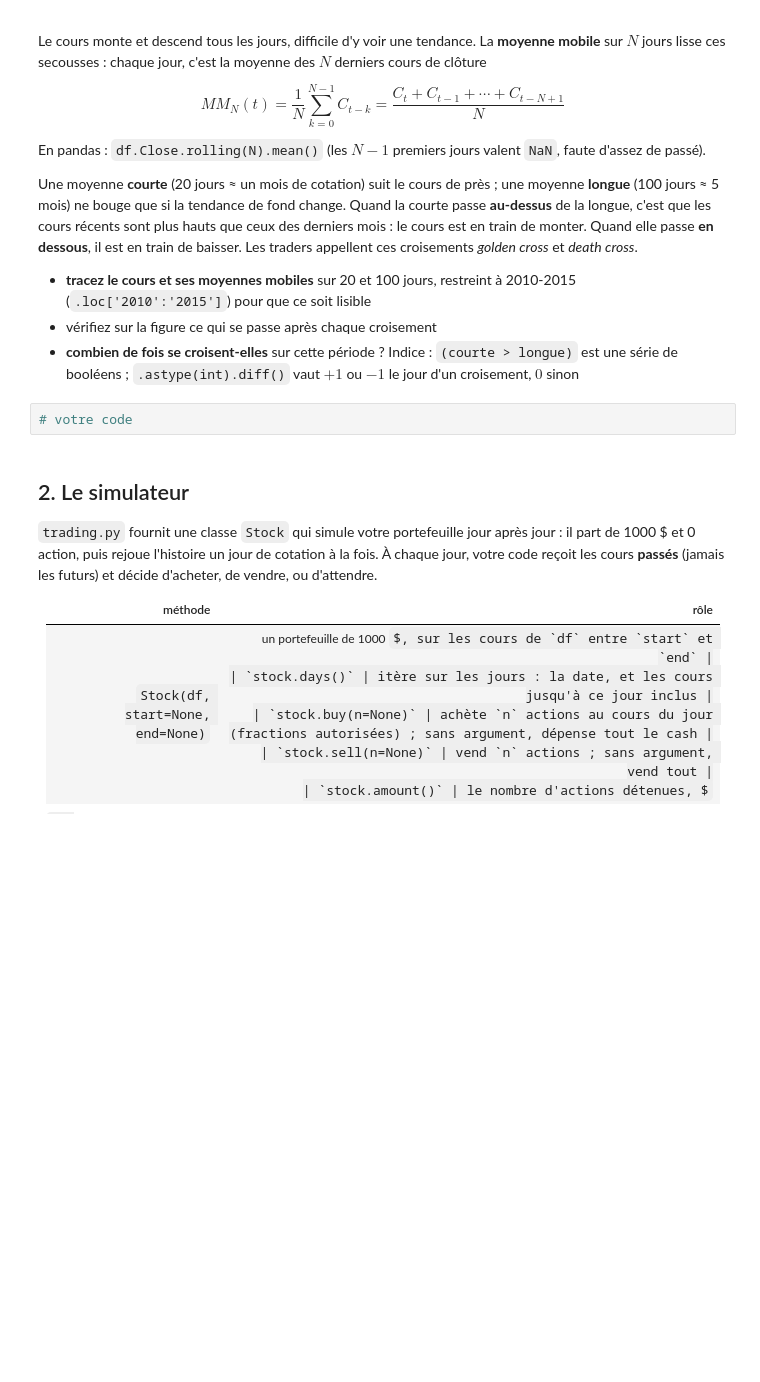
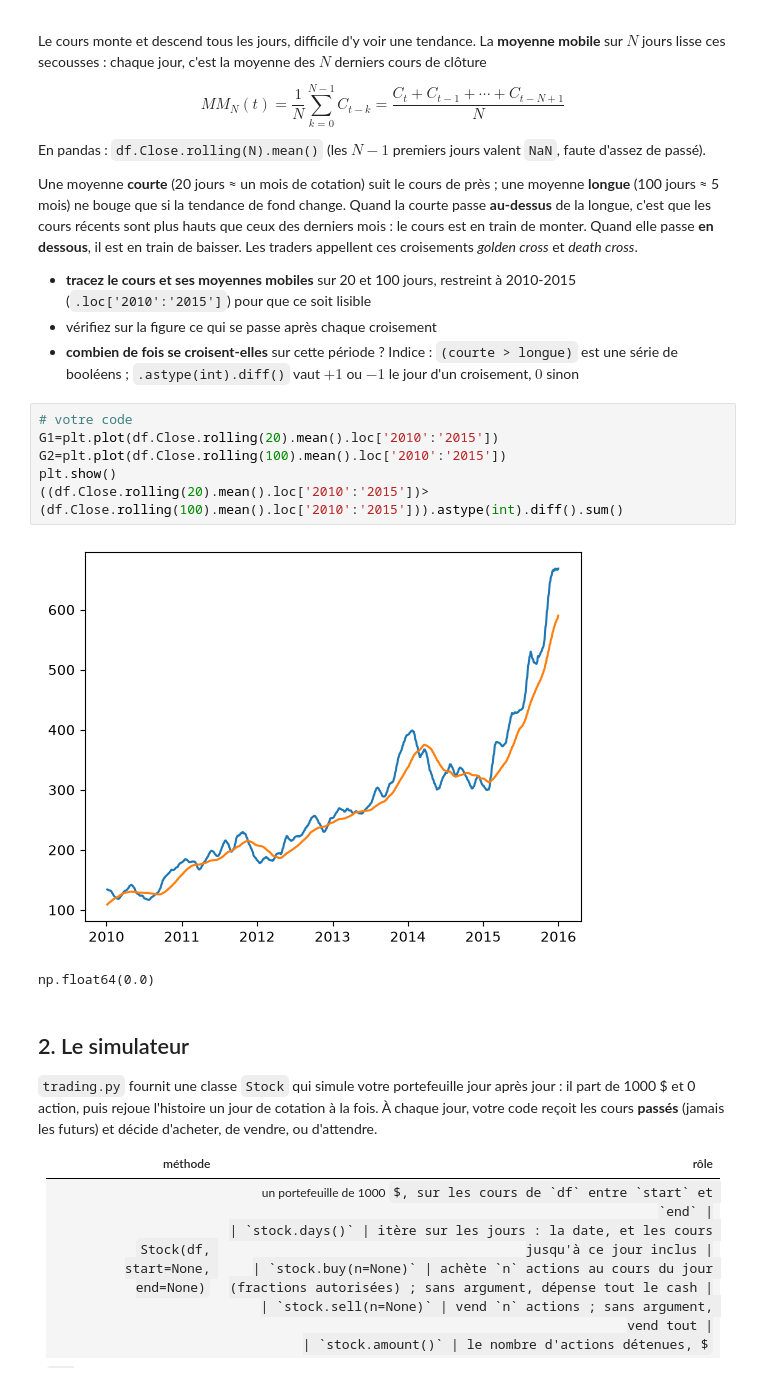
Before and after one commit to SIMVIA-lucas-sovre/projet-trading-pandas, a Jupyter notebook: groupe-5.ipynb, the cells around one changed output. Drawn from its saved outputs; the diff is of its cells as text; some formulas as TeX source; blank space fills up the shorter version.

```diff
--- a/groupe-5.ipynb
+++ b/groupe-5.ipynb
@@ -178,6 +206,13 @@ Quand elle passe **en dessous**, il est en train de baisser. Les traders appelle
   `.astype(int).diff()` vaut $+1$ ou $-1$ le jour d'un croisement, $0$ sinon
 # %%
 # votre code
+G1=plt.plot(df.Close.rolling(20).mean().loc['2010':'2015'])
+G2=plt.plot(df.Close.rolling(100).mean().loc['2010':'2015'])
+plt.show()
+((df.Close.rolling(20).mean().loc['2010':'2015'])>(df.Close.rolling(100).mean().loc['2010':'2015'])).astype(int).diff().sum()
+# %% [output]
+[figure, added]
+np.float64(0.0)
 # %% [markdown]
 ## 2. Le simulateur
 
```
Also changed, not shown: parts of 9 cells of this notebook.
